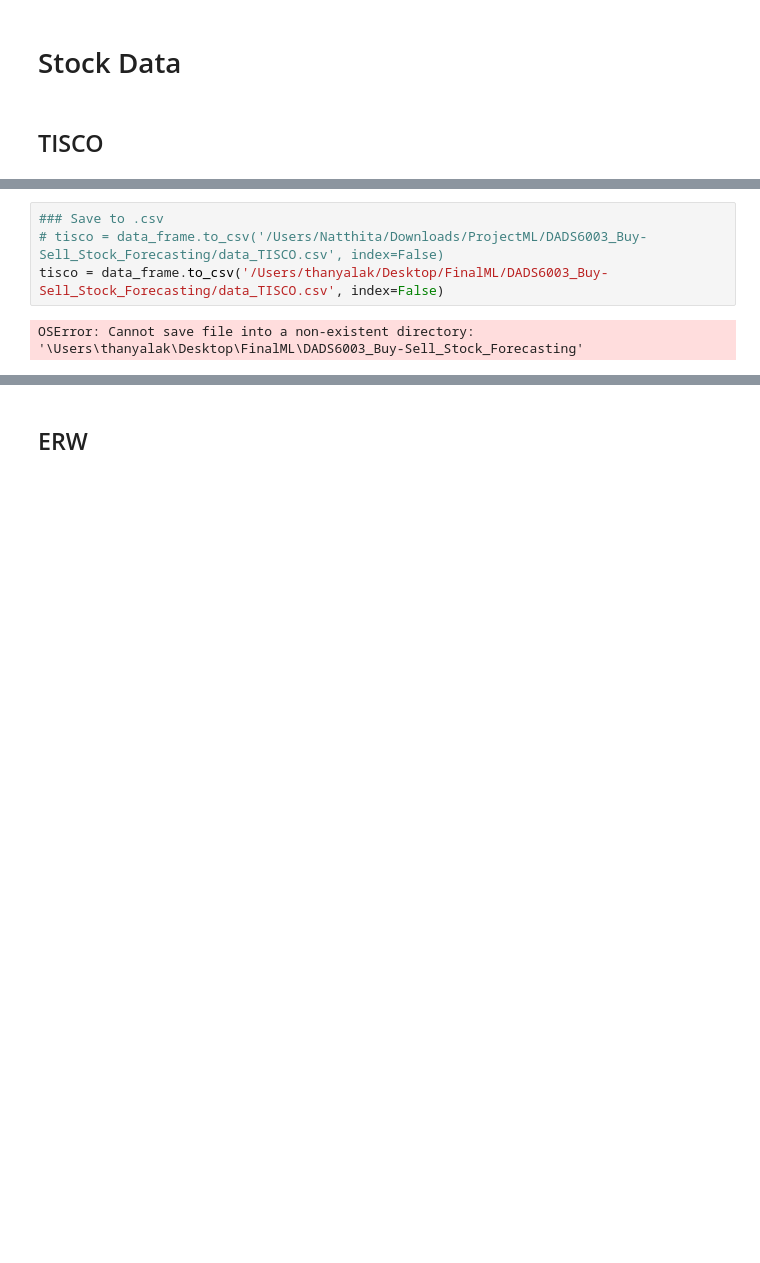
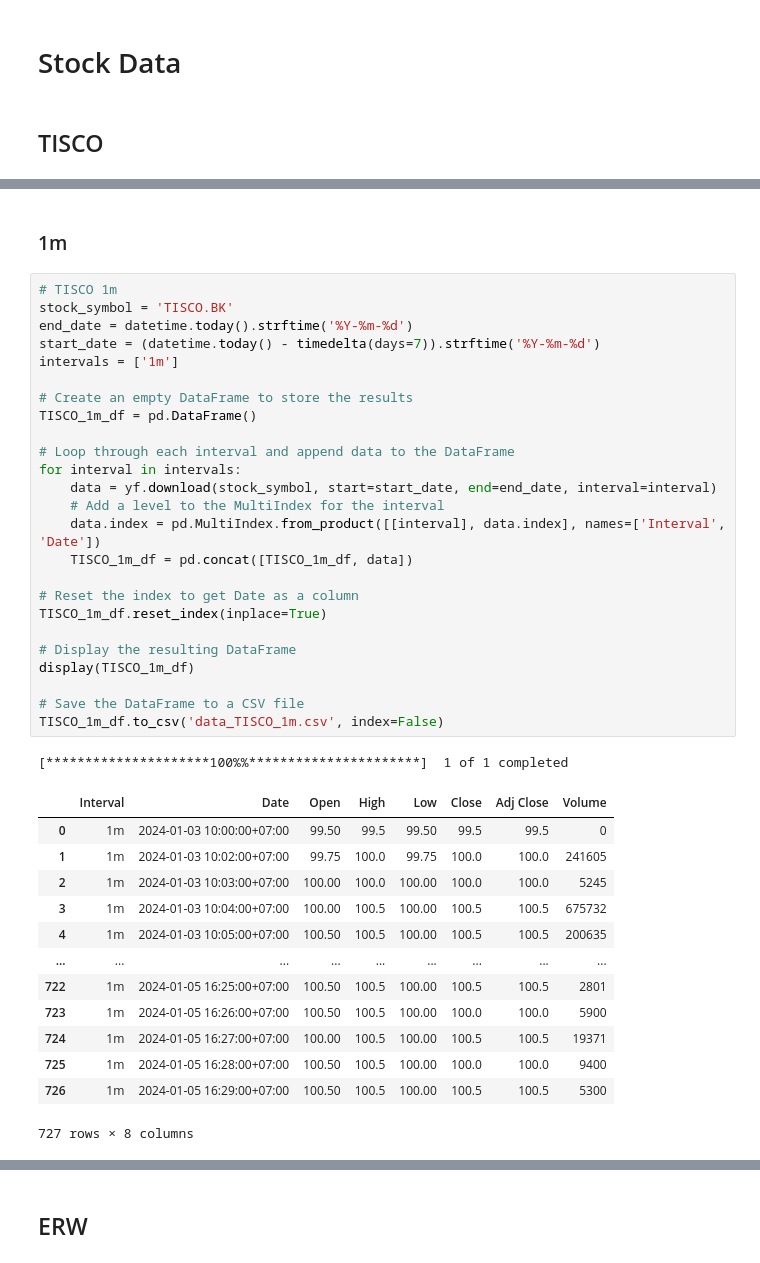
Before and after one commit to y-lims/DADS6003_Buy-Sell_Stock_Forecasting, a Jupyter notebook: medium_source.ipynb, the cells around one changed output, grey strips where cells are left out. Drawn from its saved outputs; the diff is of its cells as text; blank space fills up the shorter version.

Commit message:
adjust data sources

```diff
--- a/medium_source.ipynb
+++ b/medium_source.ipynb
@@ -125,6 +30,42 @@ Datetime
-# %%
-### Save to .csv
-# tisco = data_frame.to_csv('/Users/Natthita/Downloads/ProjectML/DADS6003_Buy-Sell_Stock_Forecasting/data_TISCO.csv', index=False)
-tisco = data_frame.to_csv('/Users/thanyalak/Desktop/FinalML/DADS6003_Buy-Sell_Stock_Forecasting/data_TISCO.csv', index=False)
-# %% [output]
-OSError: Cannot save file into a non-existent directory: '\Users\thanyalak\Desktop\FinalML\DADS6003_Buy-Sell_Stock_Forecasting'
+# %% [markdown]
+### 1m
+# %%
+# TISCO 1m
+stock_symbol = 'TISCO.BK'
+end_date = datetime.today().strftime('%Y-%m-%d')
+start_date = (datetime.today() - timedelta(days=7)).strftime('%Y-%m-%d')
+intervals = ['1m']
+
+# Create an empty DataFrame to store the results
+TISCO_1m_df = pd.DataFrame()
+
+# Loop through each interval and append data to the DataFrame
+for interval in intervals:
+    data = yf.download(stock_symbol, start=start_date, end=end_date, interval=interval)
+    # Add a level to the MultiIndex for the interval
+    data.index = pd.MultiIndex.from_product([[interval], data.index], names=['Interval', 'Date'])
+    TISCO_1m_df = pd.concat([TISCO_1m_df, data])
+
+# Reset the index to get Date as a column
+TISCO_1m_df.reset_index(inplace=True)
+
+# Display the resulting DataFrame
+display(TISCO_1m_df)
+
+# Save the DataFrame to a CSV file
+TISCO_1m_df.to_csv('data_TISCO_1m.csv', index=False)
+# %% [output]
+[*********************100%%**********************]  1 of 1 completed
+|  | Interval | Date | Open | High | Low | Close | Adj Close | Volume |
+| 0 | 1m | 2024-01-03 10:00:00+07:00 | 99.50 | 99.5 | 99.50 | 99.5 | 99.5 | 0 |
+| 1 | 1m | 2024-01-03 10:02:00+07:00 | 99.75 | 100.0 | 99.75 | 100.0 | 100.0 | 241605 |
+| 2 | 1m | 2024-01-03 10:03:00+07:00 | 100.00 | 100.0 | 100.00 | 100.0 | 100.0 | 5245 |
+| 3 | 1m | 2024-01-03 10:04:00+07:00 | 100.00 | 100.5 | 100.00 | 100.5 | 100.5 | 675732 |
+| 4 | 1m | 2024-01-03 10:05:00+07:00 | 100.50 | 100.5 | 100.00 | 100.5 | 100.5 | 200635 |
+| ... | ... | ... | ... | ... | ... | ... | ... | ... |
+| 722 | 1m | 2024-01-05 16:25:00+07:00 | 100.50 | 100.5 | 100.00 | 100.5 | 100.5 | 2801 |
+| 723 | 1m | 2024-01-05 16:26:00+07:00 | 100.50 | 100.5 | 100.00 | 100.0 | 100.0 | 5900 |
+| 724 | 1m | 2024-01-05 16:27:00+07:00 | 100.00 | 100.5 | 100.00 | 100.5 | 100.5 | 19371 |
+| 725 | 1m | 2024-01-05 16:28:00+07:00 | 100.50 | 100.5 | 100.00 | 100.0 | 100.0 | 9400 |
+| 726 | 1m | 2024-01-05 16:29:00+07:00 | 100.50 | 100.5 | 100.00 | 100.5 | 100.5 | 5300 |
+727 rows × 8 columns
```
Also changed, not shown: parts of 70 cells of this notebook.
